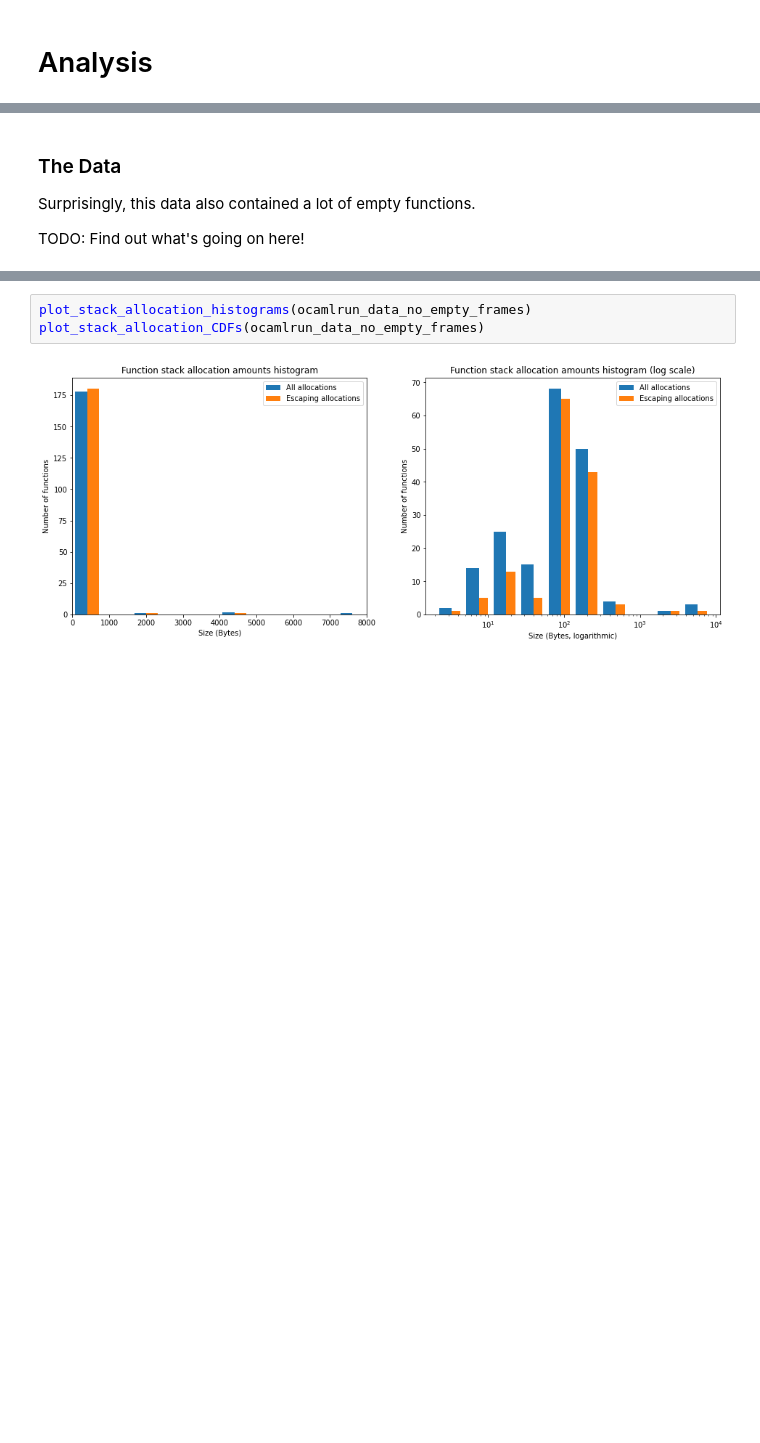
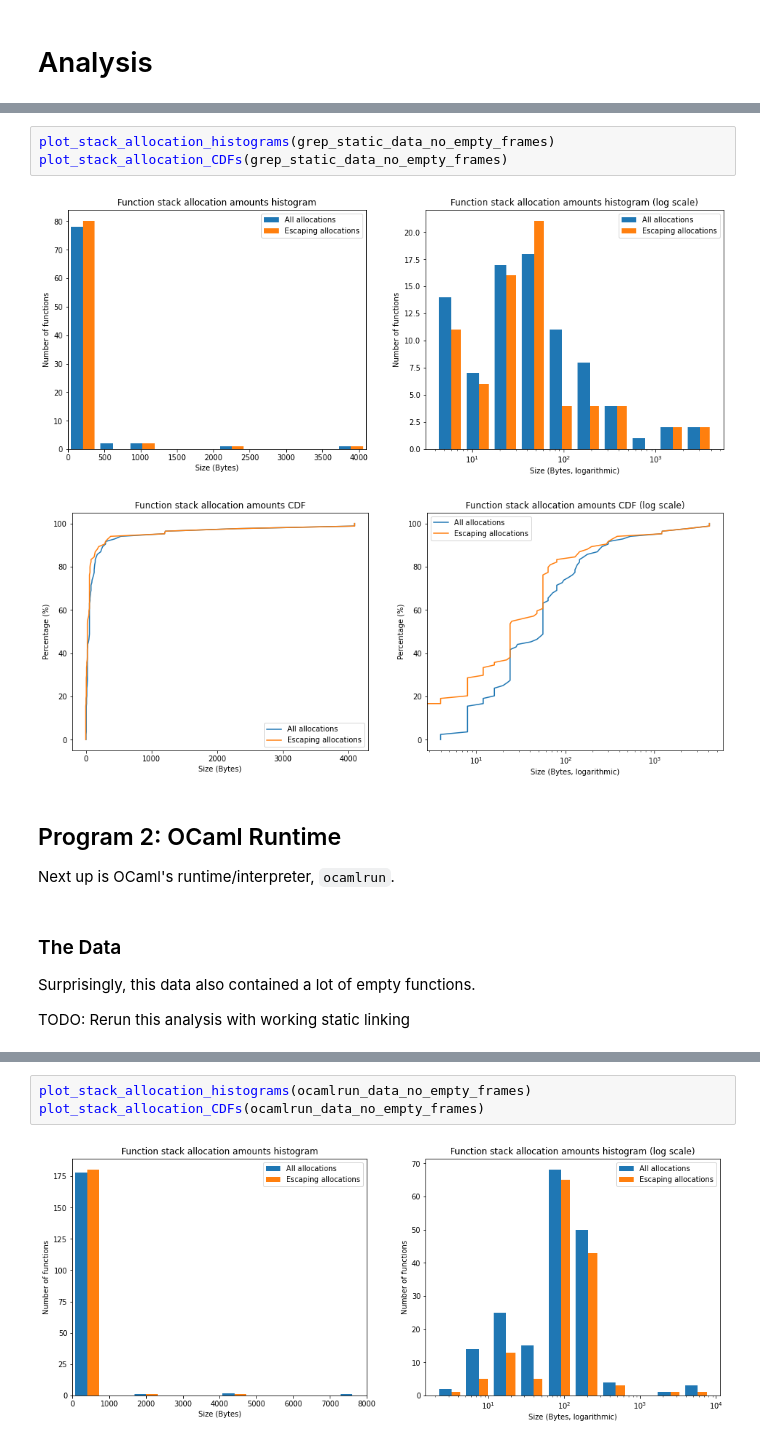
Before and after one commit to bencole12345/StackUsageSurveyWorkbooks, a Jupyter notebook: Static Stack Usage Survey.ipynb, the cells around one changed output, grey strips where cells are left out. Cells and saved outputs as stored; diff of their text form; blank space fills up the shorter version.

```diff
--- a/Static Stack Usage Survey.ipynb
+++ b/Static Stack Usage Survey.ipynb
@@ -237,8 +159,18 @@ This time I actually managed to compile it properly from source to LLVM IR. I us
+# %%
+plot_stack_allocation_histograms(grep_static_data_no_empty_frames)
+plot_stack_allocation_CDFs(grep_static_data_no_empty_frames)
+# %% [output]
+[figure, added]
+[figure, added]
+# %% [markdown]
+## Program 2: OCaml Runtime
+
+Next up is OCaml's runtime/interpreter, `ocamlrun`.
 # %% [markdown]
 ### The Data
 Surprisingly, this data also contained a lot of empty functions.
 
-TODO: Find out what's going on here!
+TODO: Rerun this analysis with working static linking
 # %%
 ocamlrun_data
 # %% [output]
```
Also changed, not shown: parts of 28 cells of this notebook, 8 other files.
